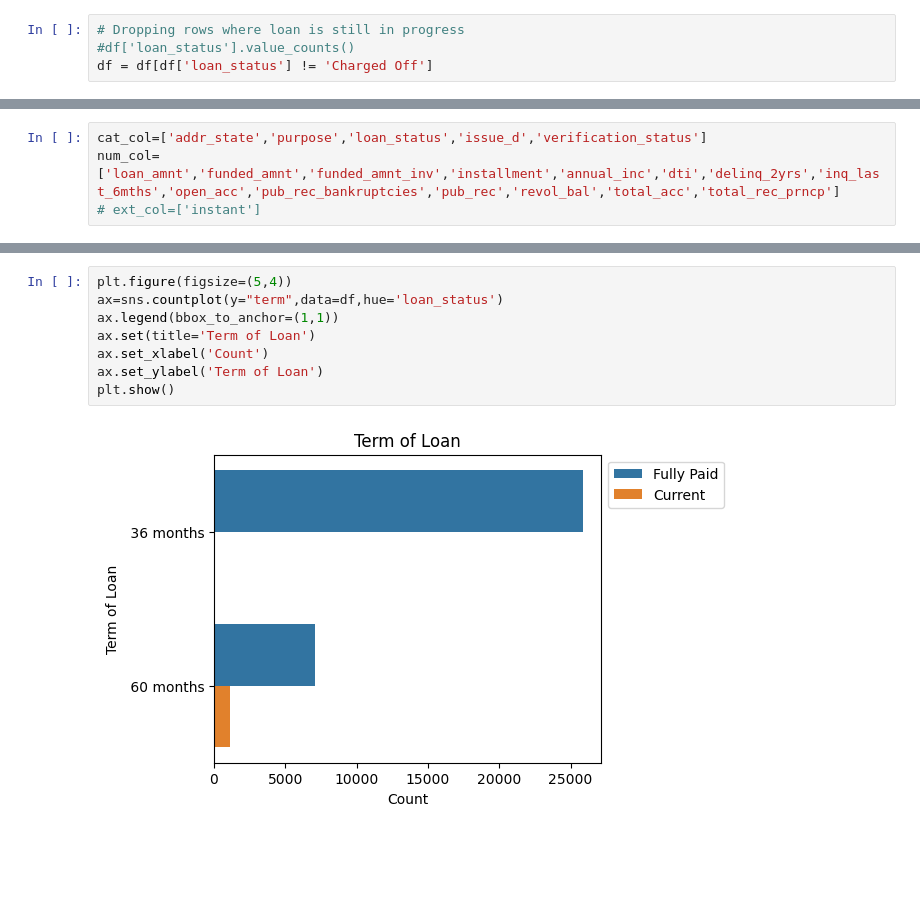
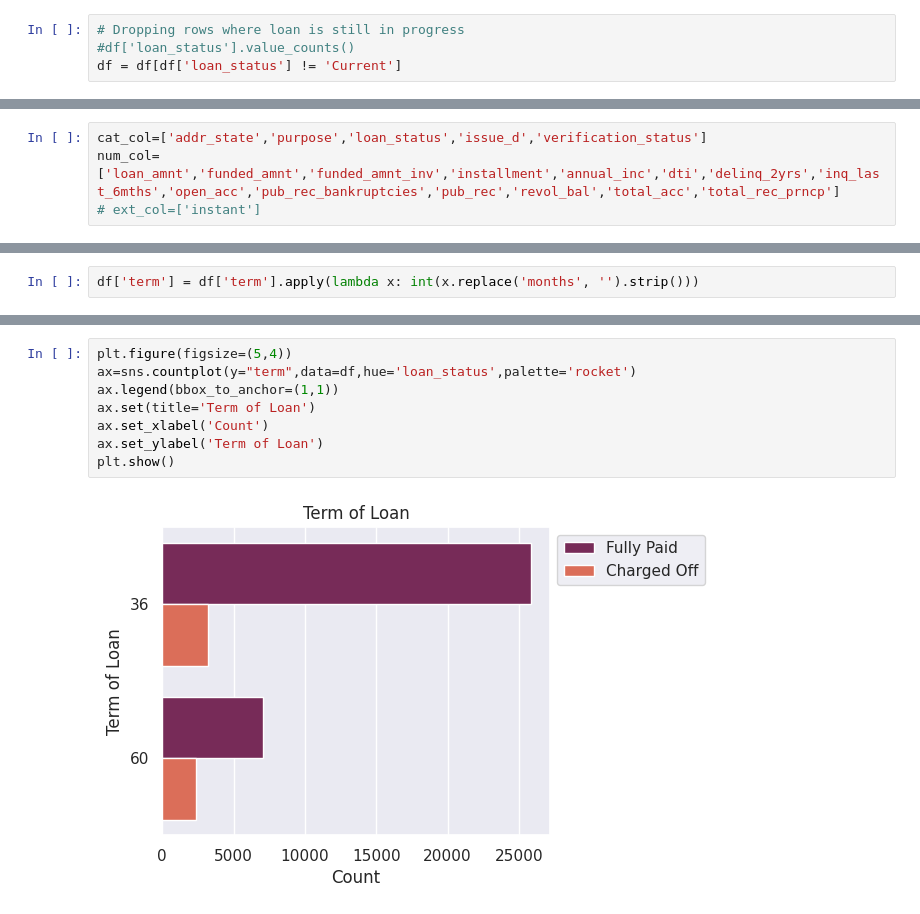
Before and after one commit to sunnyku/lending_club_case_study, a Jupyter notebook: Sunny_Kumar.ipynb, the cells around one changed output, grey strips where cells are left out. Drawn from its saved outputs; the diff is of its cells as text; blank space fills up the shorter version.

```diff
--- a/Sunny_Kumar.ipynb
+++ b/Sunny_Kumar.ipynb
@@ -62,7 +62,7 @@ df.shape
 # %%
 # Dropping rows where loan is still in progress
 #df['loan_status'].value_counts()
-df = df[df['loan_status'] != 'Charged Off']
+df = df[df['loan_status'] != 'Current']
 # %%
 df.shape
 # %% [output]
@@ -320 +329,3 @@ annual_inc
+# %%
+df['term'] = df['term'].apply(lambda x: int(x.replace('months', '').strip()))
 # %%
@@ -336,10 +342,10 @@ plt.show()
 # %%
 plt.figure(figsize=(5,4))
-ax=sns.countplot(y="term",data=df,hue='loan_status')
+ax=sns.countplot(y="term",data=df,hue='loan_status',palette='rocket')
 ax.legend(bbox_to_anchor=(1,1))
 ax.set(title='Term of Loan')
 ax.set_xlabel('Count')
 ax.set_ylabel('Term of Loan')
 plt.show()
 # %% [output]
-[figure, old version]
+[figure, new version]
```
Also changed, not shown: parts of 28 cells of this notebook.
